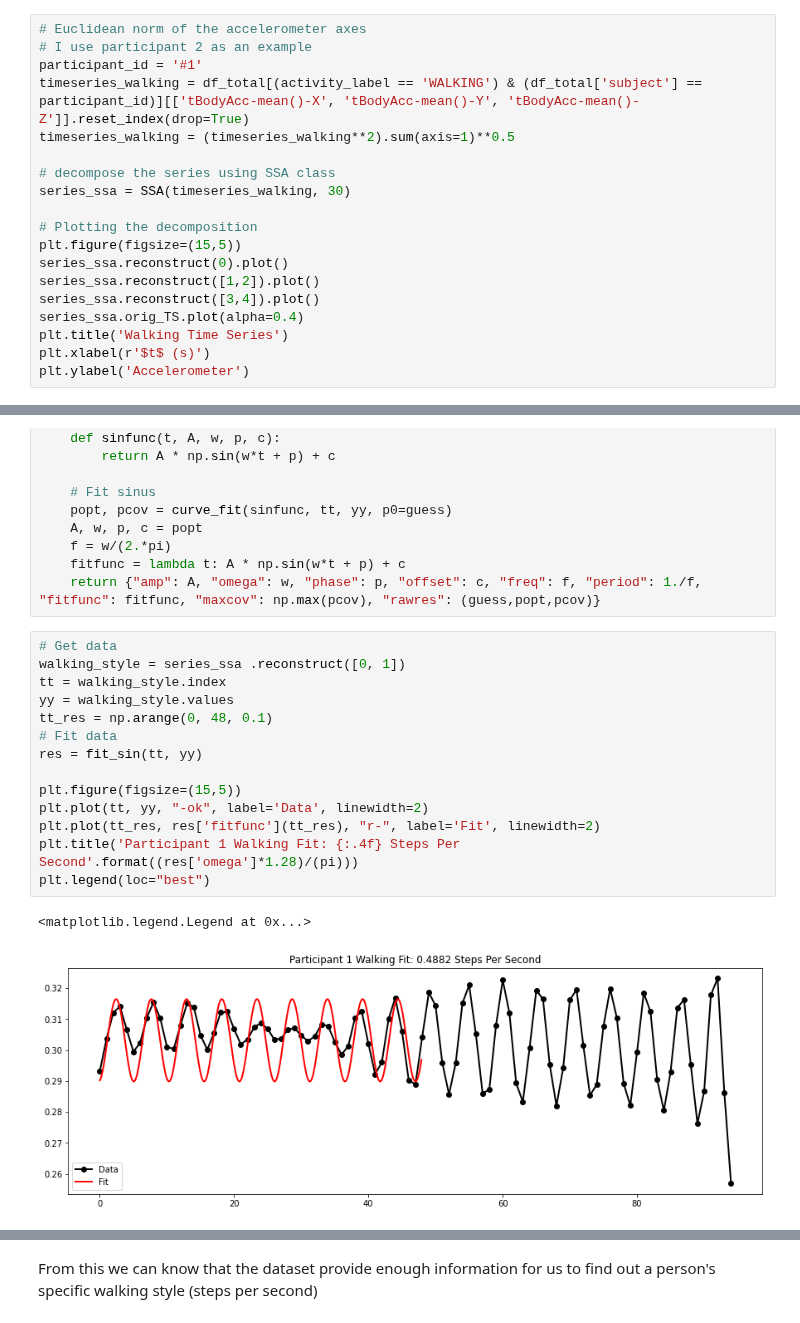
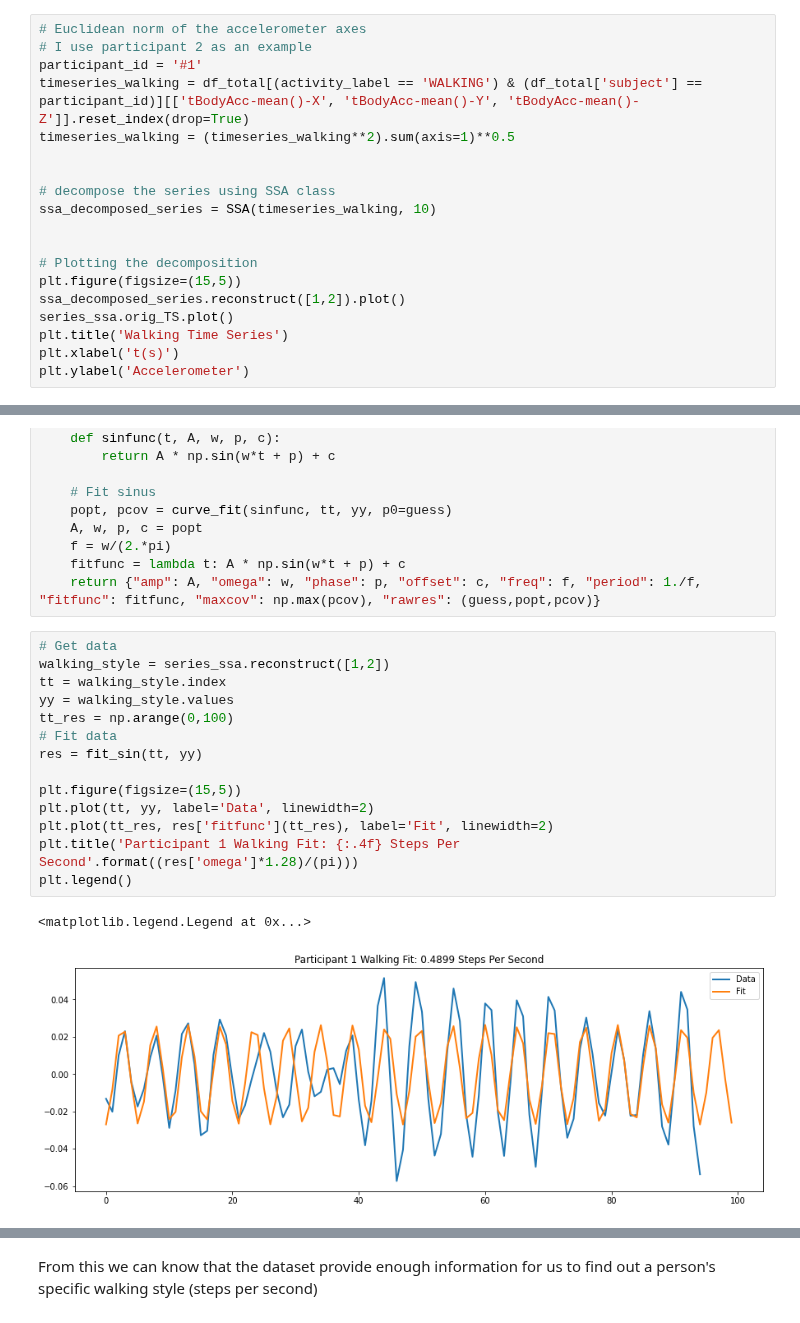
Before and after one commit to Ry3nG/SC1015-Project-Smartphone-Sensor-Privacy-Leak, a Jupyter notebook: What personal infomation can be revealed.ipynb, the cells around one changed output, grey strips where cells are left out. Cells and saved outputs as stored; diff of their text form.

```diff
--- a/What personal infomation can be revealed.ipynb
+++ b/What personal infomation can be revealed.ipynb
@@ -199,17 +196,17 @@ participant_id = '#1'
 timeseries_walking = df_total[(activity_label == 'WALKING') & (df_total['subject'] == participant_id)][['tBodyAcc-mean()-X', 'tBodyAcc-mean()-Y', 'tBodyAcc-mean()-Z']].reset_index(drop=True)
 timeseries_walking = (timeseries_walking**2).sum(axis=1)**0.5
 
+
 # decompose the series using SSA class
-series_ssa = SSA(timeseries_walking, 30)
+ssa_decomposed_series = SSA(timeseries_walking, 10)
+
 
 # Plotting the decomposition
 plt.figure(figsize=(15,5))
-series_ssa.reconstruct(0).plot()
-series_ssa.reconstruct([1,2]).plot()
-series_ssa.reconstruct([3,4]).plot()
-series_ssa.orig_TS.plot(alpha=0.4)
+ssa_decomposed_series.reconstruct([1,2]).plot()
+series_ssa.orig_TS.plot()
 plt.title('Walking Time Series')
-plt.xlabel(r'$t$ (s)')
+plt.xlabel('t(s)')
 plt.ylabel('Accelerometer')
 # %% [output]
 Text(0, 0.5, 'Accelerometer')
@@ -243,18 +240,18 @@ def fit_sin(tt, yy):
     return {"amp": A, "omega": w, "phase": p, "offset": c, "freq": f, "period": 1./f, "fitfunc": fitfunc, "maxcov": np.max(pcov), "rawres": (guess,popt,pcov)}
 # %%
 # Get data
-walking_style = series_ssa .reconstruct([0, 1])
+walking_style = series_ssa.reconstruct([1,2])
 tt = walking_style.index
 yy = walking_style.values
-tt_res = np.arange(0, 48, 0.1)
+tt_res = np.arange(0,100)
 # Fit data
 res = fit_sin(tt, yy)
 
 plt.figure(figsize=(15,5))
-plt.plot(tt, yy, "-ok", label='Data', linewidth=2)
-plt.plot(tt_res, res['fitfunc'](tt_res), "r-", label='Fit', linewidth=2)
+plt.plot(tt, yy, label='Data', linewidth=2)
+plt.plot(tt_res, res['fitfunc'](tt_res), label='Fit', linewidth=2)
 plt.title('Participant 1 Walking Fit: {:.4f} Steps Per Second'.format((res['omega']*1.28)/(pi)))
-plt.legend(loc="best")
+plt.legend()
 # %% [output]
 <matplotlib.legend.Legend at 0x...>
-[figure, old version]
+[figure, new version]
```
Also changed, not shown: parts of 5 cells of this notebook.
